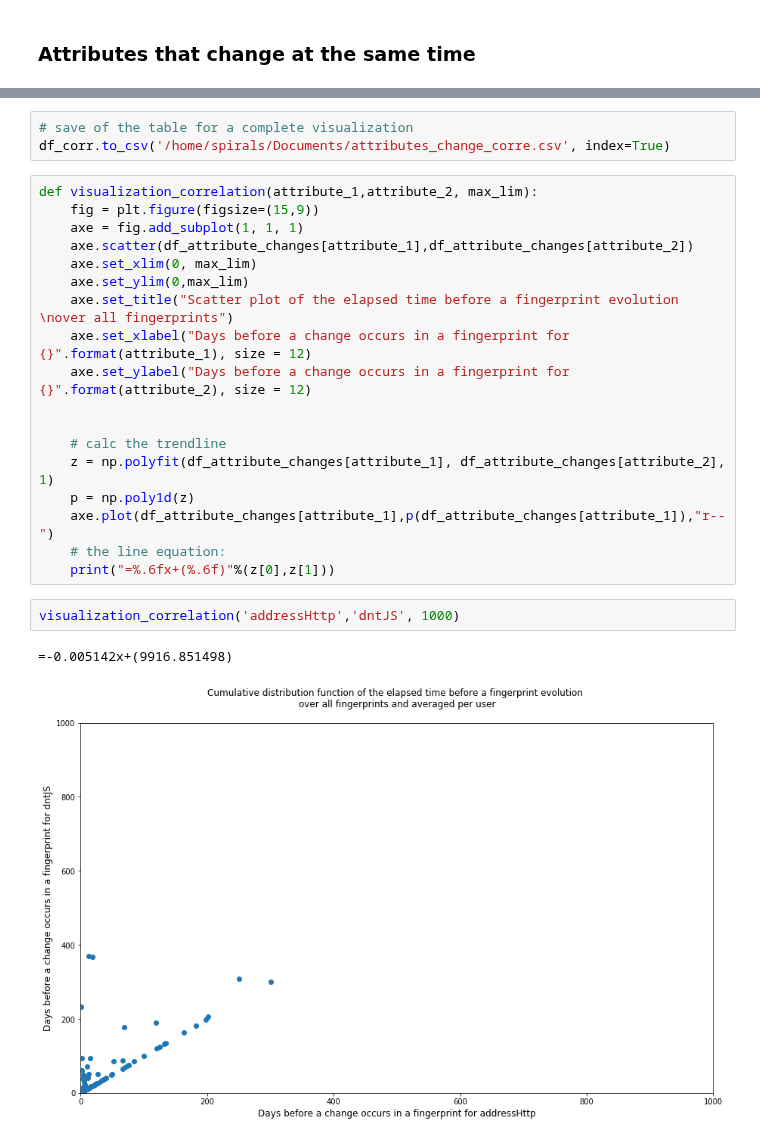
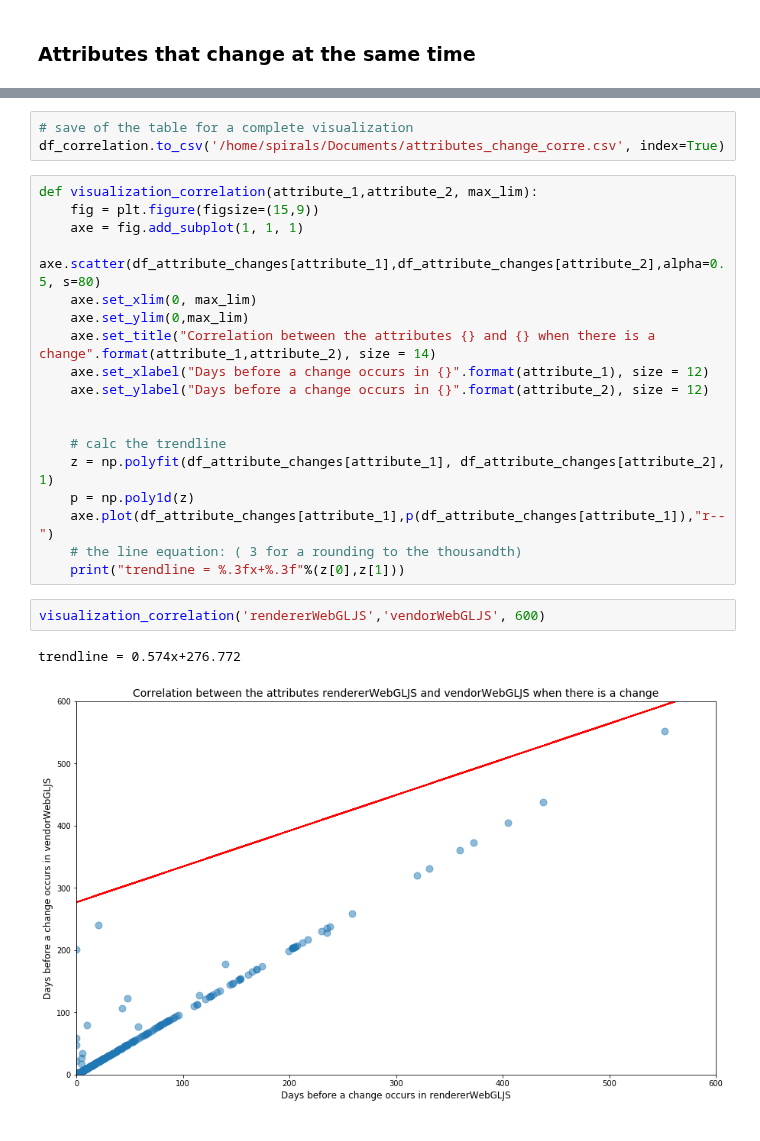
Before and after one commit to mGosset/BrowserFingerprint, a Jupyter notebook: notebooks/exploratory/analyse_empreintes.ipynb, the cells around one changed output, grey strips where cells are left out. Drawn from its saved outputs; the diff is of its cells as text.

Commit message:
options of scatter plot

```diff
--- a/notebooks/exploratory/analyse_empreintes.ipynb
+++ b/notebooks/exploratory/analyse_empreintes.ipynb
@@ -994,26 +998,26 @@ df_corr[df.columns[15 :21]]
 # %%
 # save of the table for a complete visualization
-df_corr.to_csv('/home/spirals/Documents/attributes_change_corre.csv', index=True)
+df_correlation.to_csv('/home/spirals/Documents/attributes_change_corre.csv', index=True)
 # %%
 def visualization_correlation(attribute_1,attribute_2, max_lim):
     fig = plt.figure(figsize=(15,9))
     axe = fig.add_subplot(1, 1, 1)
-    axe.scatter(df_attribute_changes[attribute_1],df_attribute_changes[attribute_2])
+    axe.scatter(df_attribute_changes[attribute_1],df_attribute_changes[attribute_2],alpha=0.5, s=80)
     axe.set_xlim(0, max_lim)
     axe.set_ylim(0,max_lim)
-    axe.set_title("Scatter plot of the elapsed time before a fingerprint evolution \nover all fingerprints")
-    axe.set_xlabel("Days before a change occurs in a fingerprint for {}".format(attribute_1), size = 12)
-    axe.set_ylabel("Days before a change occurs in a fingerprint for {}".format(attribute_2), size = 12)
+    axe.set_title("Correlation between the attributes {} and {} when there is a change".format(attribute_1,attribute_2), size = 14)
+    axe.set_xlabel("Days before a change occurs in {}".format(attribute_1), size = 12)
+    axe.set_ylabel("Days before a change occurs in {}".format(attribute_2), size = 12)
 
 
     # calc the trendline
     z = np.polyfit(df_attribute_changes[attribute_1], df_attribute_changes[attribute_2], 1)
     p = np.poly1d(z)
     axe.plot(df_attribute_changes[attribute_1],p(df_attribute_changes[attribute_1]),"r--")
-    # the line equation:
-    print("=%.6fx+(%.6f)"%(z[0],z[1]))
+    # the line equation: ( 3 for a rounding to the thousandth)
+    print("trendline = %.3fx+%.3f"%(z[0],z[1]))
-# %%
-visualization_correlation('addressHttp','dntJS', 1000)
-# %% [output]
-=-0.005142x+(9916.851498)
-[figure, removed]
+# %%
+visualization_correlation('rendererWebGLJS','vendorWebGLJS', 600)
+# %% [output]
+trendline = 0.574x+276.772
+[figure, added]
```
Also changed, not shown: parts of 6 cells of this notebook.
